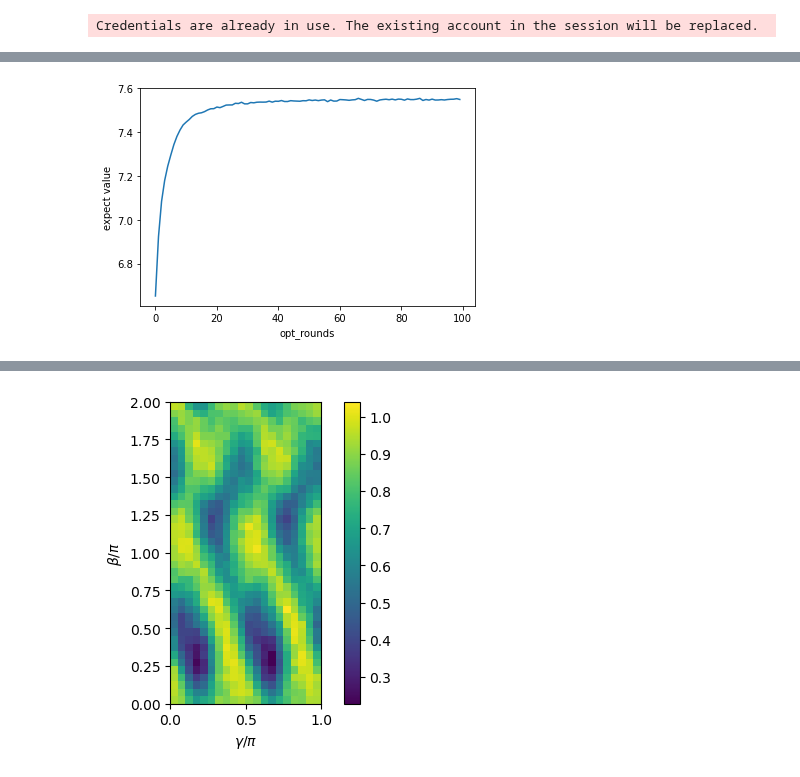
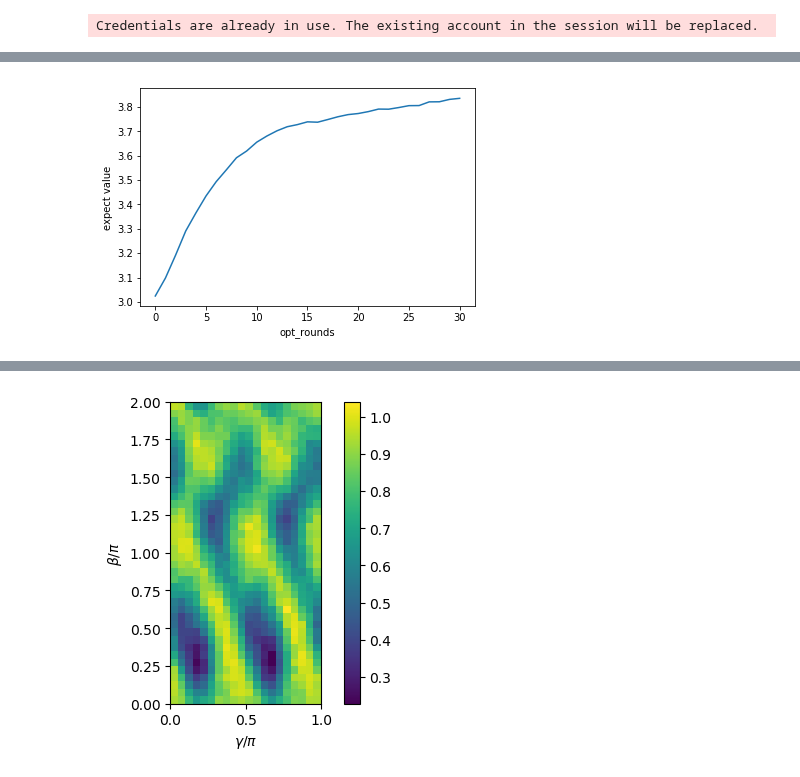
Before and after one commit to XunyiZhao/Quantum_Information_Project, a Jupyter notebook: k-colorable-subgraph.ipynb, the cells around one changed output, grey strips where cells are left out. Cells and saved outputs as stored; diff of their text form; code cells hidden in the pictures.

```diff
--- a/k-colorable-subgraph.ipynb
+++ b/k-colorable-subgraph.ipynb
@@ -224,12 +264,12 @@ class k_color:
 # %%
 #Hard to color: Prism
-G = nx.Graph([(0,1),(1,2),(2,3),(0,3),(0,4),(3,4),(2,5),(1,5),(4,5)])
+#G = nx.Graph([(0,1),(1,2),(2,3),(0,3),(0,4),(3,4),(2,5),(1,5),(4,5)])
 
 #nice testing graph k = 2
 #G = nx.Graph([(0,1),(1,2),(1,3),(0,2),(2,4),(1,4)])
 
 #nice testing graph k > 2
-#G = nx.Graph([(0,1),(1,2),(2,0),(3,2),(1,3),(3,0)])
+G = nx.Graph([(0,1),(1,2),(2,0),(3,2),(1,3),(3,0)])
 
 #G = nx.Graph([(0,1),(1,2),(0,2)])
 k_col = k_color(G)
@@ -242,15 +282,15 @@ k_col.draw()
 %%time
 
 colors = 3
-rounds = 100
+rounds = 30
 depth = 4
-shots = 200000
+shots = 100000
 rate = 0.01
 
 
 
-curve = k_col.train(colors, rounds, depth, shots, rate)
-plt.plot(curve)
+curve = k_col.train(colors, rounds, depth, shots, rate, train_iter=1)
+plt.plot(curve[0])
 plt.ylabel('expect value')
 plt.xlabel('opt_rounds')
 plt.show()
@@ -258 +299 @@ plt.show()
-[figure, old version]
+[figure, new version]
```
Also changed, not shown: parts of 10 cells of this notebook, 2 other files.
